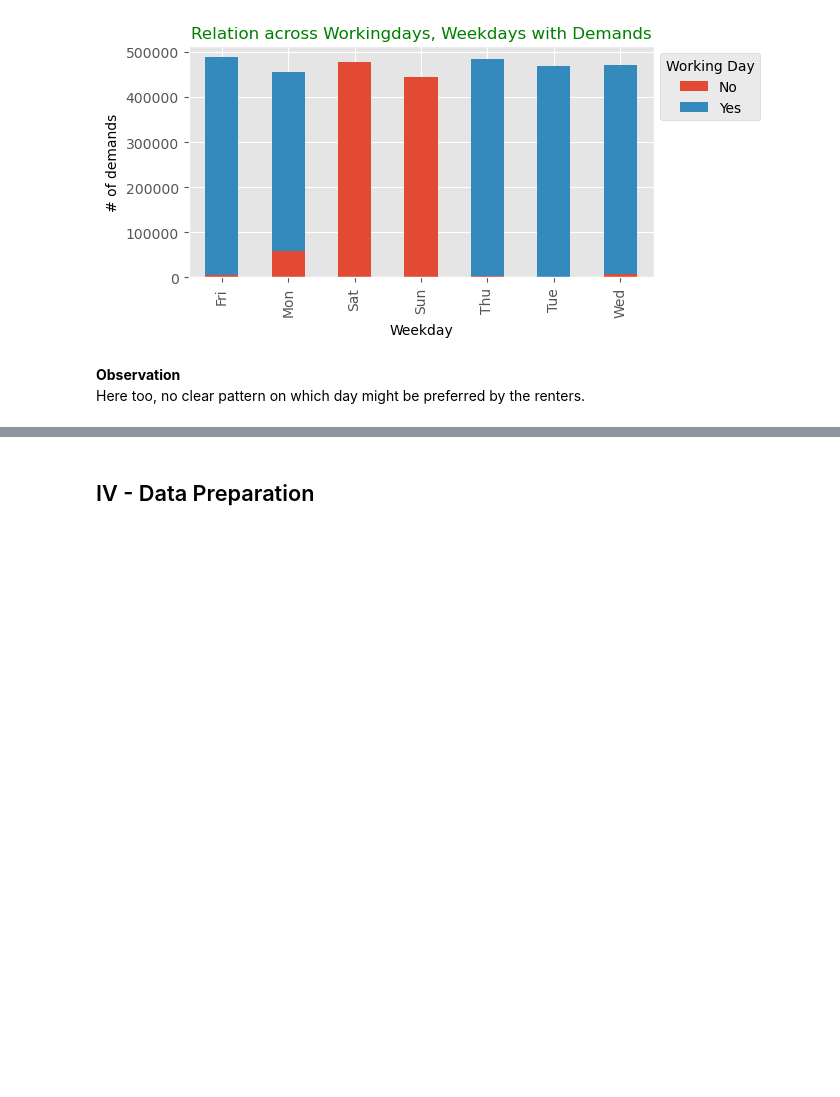
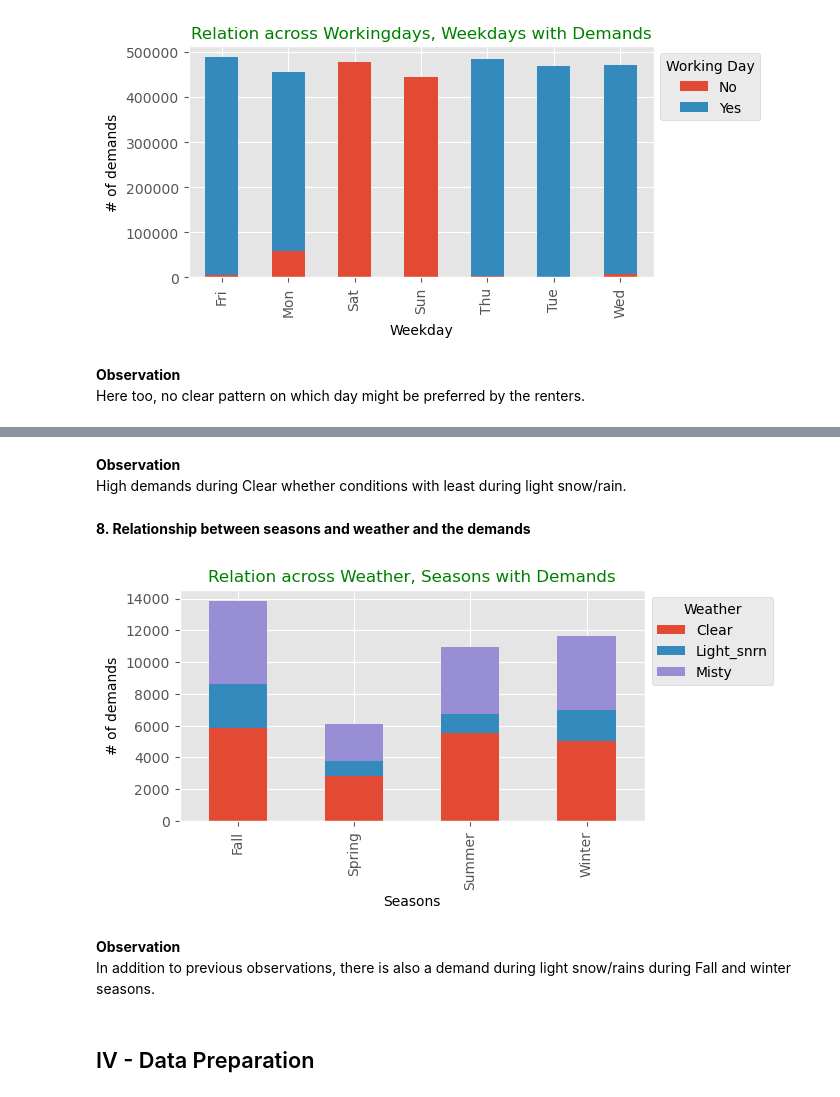
Before and after one commit to andrea-naz7/Bike_sharing_CaseStudy, a Jupyter notebook: Bike_sharing_Andrea.ipynb, the cells around one changed output, grey strips where cells are left out. Drawn from its saved outputs; the diff is of its cells as text; code cells hidden in the pictures; blank space fills up the shorter version.

```diff
--- a/Bike_sharing_Andrea.ipynb
+++ b/Bike_sharing_Andrea.ipynb
@@ -419,3 +430,20 @@ Here too, no clear pattern on which day might be preferred by the renters.
+# %% [markdown]
+**Observation**<br>
+High demands during Clear whether conditions with least during light snow/rain.
+# %% [markdown]
+**8. Relationship between seasons and weather and the demands**
+# %%
+inp1.pivot_table(index = 'season',columns='weathersit',values='count',aggfunc=np.mean).plot(kind='bar',stacked=True,figsize=[6,3])
+plt.title('Relation across Weather, Seasons with Demands', fontdict={'fontsize':12,'fontweight':10,'color':'Green'})
+plt.legend(title='Weather',loc='upper left', bbox_to_anchor=(1, 1))
+plt.ylabel('# of demands')
+plt.xlabel('Seasons')
+plt.show()
+# %% [output]
+[figure, added]
+# %% [markdown]
+**Observation**<br>
+In addition to previous observations, there is also a demand during light snow/rains during Fall and winter seasons.
 # %% [markdown]
 ## IV - Data Preparation
 # %% [markdown]
```
Also changed, not shown: parts of 18 cells of this notebook, 2 other files.
